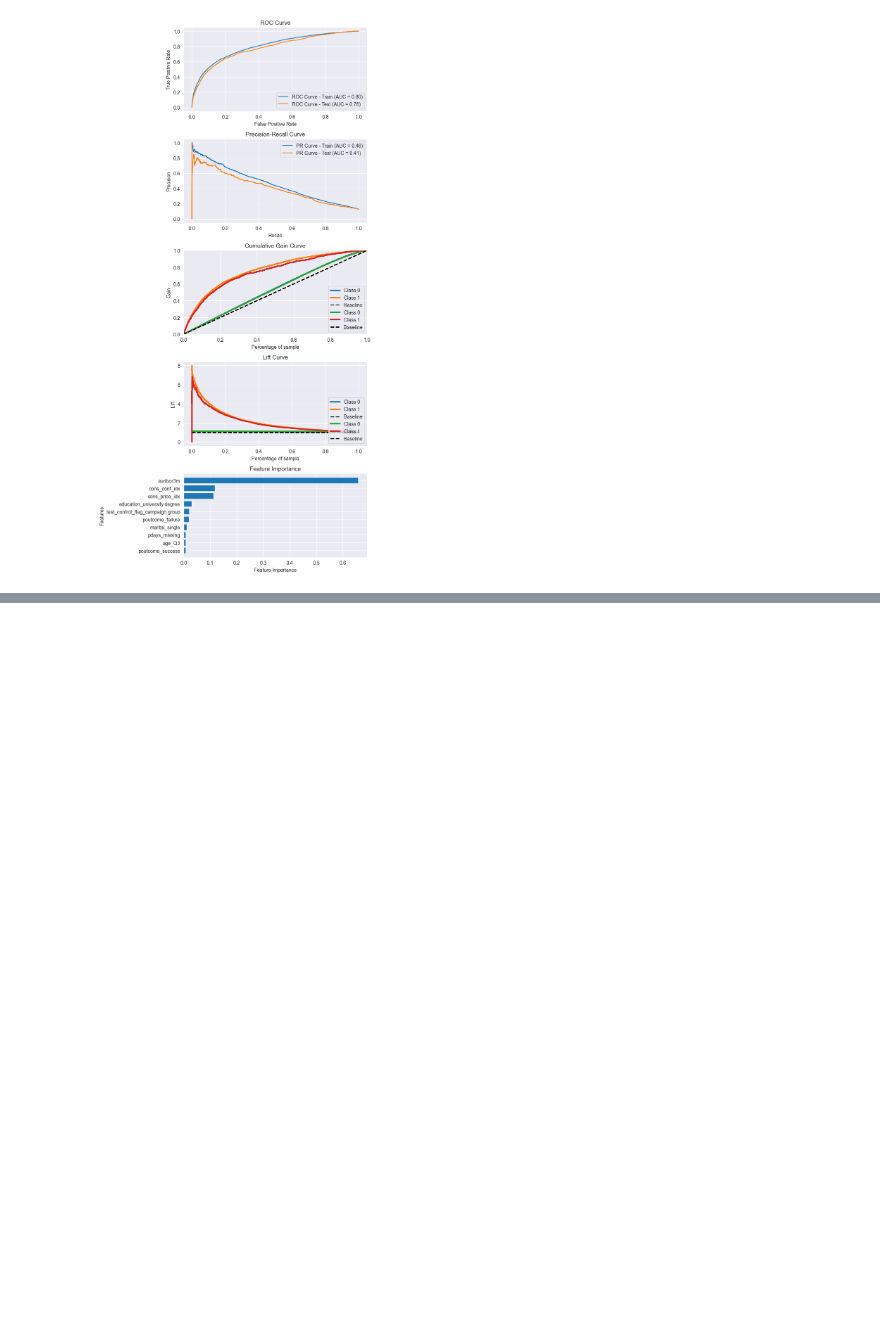
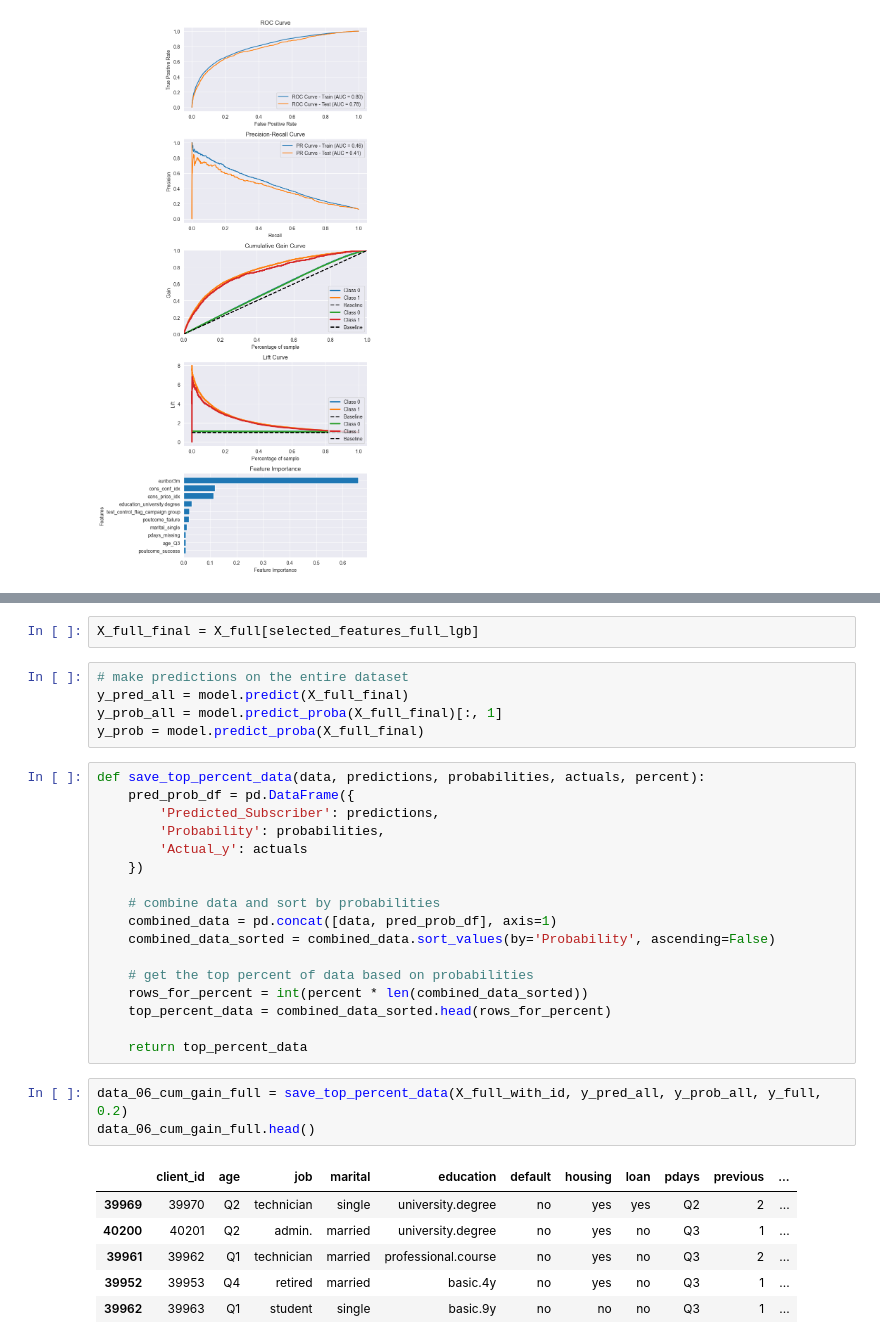
Before and after one commit to zuzannamiazio/RR_project, a Jupyter notebook: project_file.ipynb, the cells around one changed output, grey strips where cells are left out. Drawn from its saved outputs; the diff is of its cells as text; blank space fills up the shorter version.

Commit message:
Campaign sample modelling done

```diff
--- a/project_file.ipynb
+++ b/project_file.ipynb
@@ -969,0 +1028,34 @@ plt.show()
+# %%
+X_full_final = X_full[selected_features_full_lgb]
+# %%
+# make predictions on the entire dataset
+y_pred_all = model.predict(X_full_final)
+y_prob_all = model.predict_proba(X_full_final)[:, 1]
+y_prob = model.predict_proba(X_full_final)
+# %%
+def save_top_percent_data(data, predictions, probabilities, actuals, percent):
+    pred_prob_df = pd.DataFrame({
+        'Predicted_Subscriber': predictions,
+        'Probability': probabilities,
+        'Actual_y': actuals
+    })
+
+    # combine data and sort by probabilities
+    combined_data = pd.concat([data, pred_prob_df], axis=1)
+    combined_data_sorted = combined_data.sort_values(by='Probability', ascending=False)
+
+    # get the top percent of data based on probabilities
+    rows_for_percent = int(percent * len(combined_data_sorted))
+    top_percent_data = combined_data_sorted.head(rows_for_percent)
+
+    return top_percent_data
+# %%
+data_06_cum_gain_full = save_top_percent_data(X_full_with_id, y_pred_all, y_prob_all, y_full, 0.2)
+data_06_cum_gain_full.head()
+# %% [output]
+|  | client_id | age | job | marital | education | default | housing | loan | pdays | previous | ... |
+| 39969 | 39970 | Q2 | technician | single | university.degree | no | yes | yes | Q2 | 2 | ... |
+| 40200 | 40201 | Q2 | admin. | married | university.degree | no | yes | no | Q3 | 1 | ... |
+| 39961 | 39962 | Q1 | technician | married | professional.course | no | yes | no | Q3 | 2 | ... |
+| 39952 | 39953 | Q4 | retired | married | basic.4y | no | yes | no | Q3 | 1 | ... |
+| 39962 | 39963 | Q1 | student | single | basic.9y | no | no | no | Q3 | 1 | ... |
```
Also changed, not shown: parts of 7 cells of this notebook.
